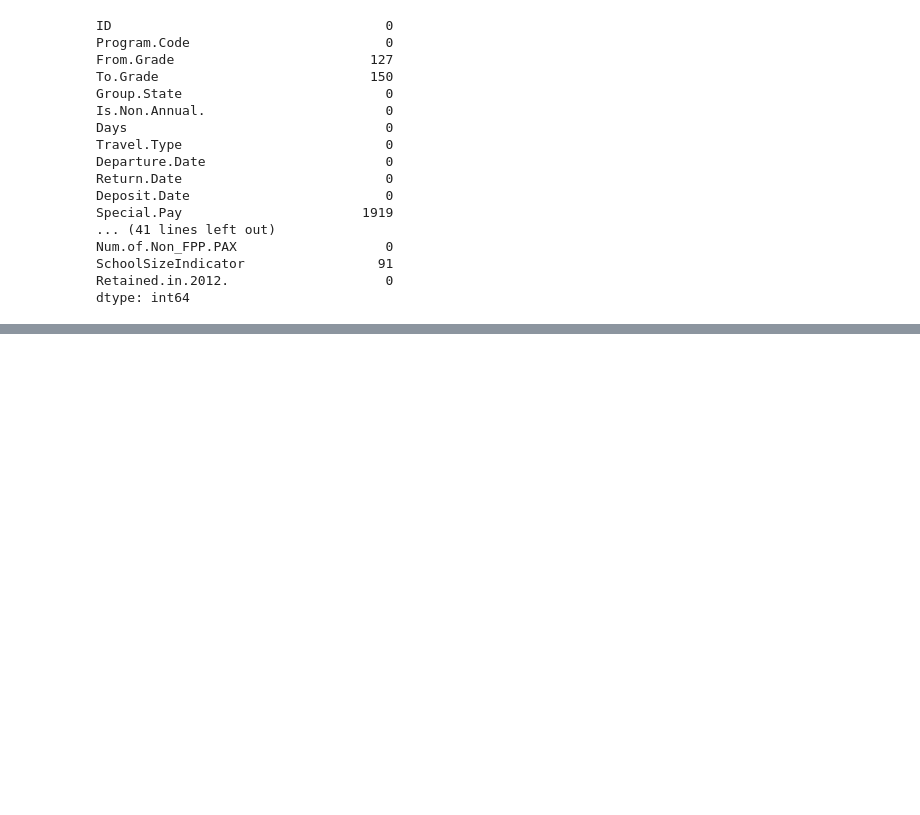
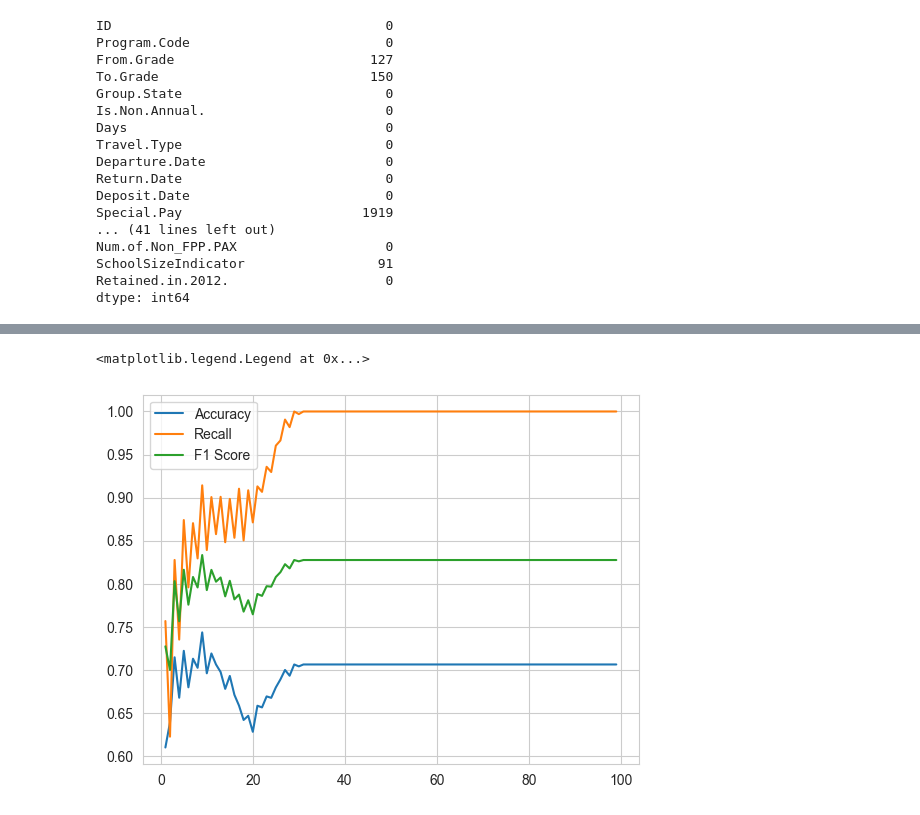
Before and after one commit to it-ces/Analytics-puj, a Jupyter notebook: Work1_analytics2.ipynb, the cells around one changed output, grey strips where cells are left out. Saved outputs shown, nothing was run; the diff lists cells and outputs as text; code cells hidden in the pictures; blank space fills up the shorter version.

```diff
--- a/Work1_analytics2.ipynb
+++ b/Work1_analytics2.ipynb
@@ -111,0 +140,22 @@ weighted avg       0.52      0.72      0.60        39
+# %%
+from sklearn.neighbors import KNeighborsClassifier
+import matplotlib.pyplot as plt
+
+scores = {}
+for n in range(1,100):
+    classifier =  KNeighborsClassifier(n_neighbors=n)
+    scores[n] = Models.mean_scores_kfold(classifier,X_train,y_train)
+x_axis, accuracy_, recalls, f1s = [], [],[],[]
+for i in scores:
+  x_axis.append(i)
+  accuracy_.append(scores[i][0])
+  recalls.append(scores[i][1])
+  f1s.append(scores[i][2])
+plt.plot(x_axis, accuracy_, label='Accuracy')  # Add label for legend
+plt.plot(x_axis, recalls, label='Recall')  # Add label for legend
+plt.plot(x_axis, f1s, label='F1 Score')  # Add label for legend
+# Adding legends
+plt.legend()
+# %% [output]
+<matplotlib.legend.Legend at 0x...>
+[figure, added]
```
Also changed, not shown: parts of 12 cells of this notebook, 12 other files.
